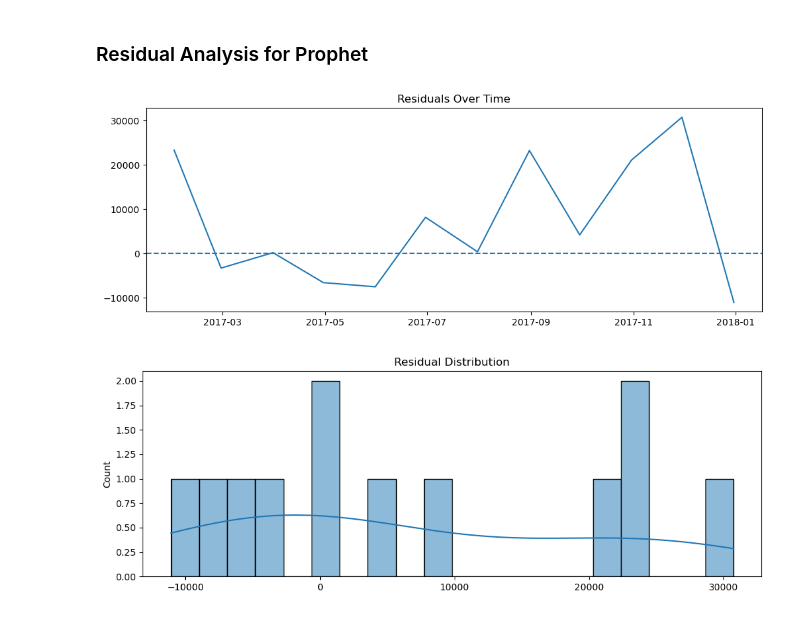
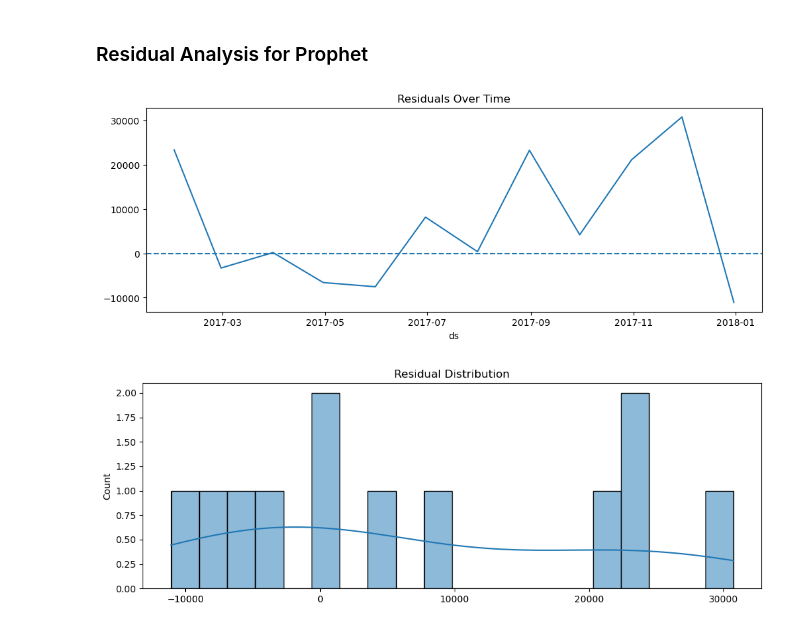
Before and after one commit to Kaush1590/FUTURE_ML_01, a Jupyter notebook: notebook/prophet_forecasting.ipynb, the cells around one changed output. Drawn from its saved outputs; the diff is of its cells as text; code cells hidden in the pictures.

```diff
--- a/notebook/prophet_forecasting.ipynb
+++ b/notebook/prophet_forecasting.ipynb
@@ -52,6 +52,10 @@ except FileExistsError:
 # Initialize dictionary to store application-wide state
 state_holder = dict()
 
+# Confidence interval for prophet
+confidence_interval = 0.8
+state_holder["confidence_interval"] = confidence_interval
+
 # Mean Absolute Percentage Error (MAPE)
 def mean_absolute_percent_error(y_true, y_pred):
     y_true, y_pred = np.array(y_true), np.array(y_pred)
@@ -601,7 +704,8 @@ X_test_prophet = (
 model_test = Prophet(
     yearly_seasonality = True,
     weekly_seasonality = False,
-    daily_seasonality = False
+    daily_seasonality = False,
+    interval_width = confidence_interval
 )
 
 model_test.fit(X_train_prophet)
@@ -688,13 +792,17 @@ comparison
 # %%
 residual = y_test - y_pred
 
 plt.figure(figsize=(12,4))
-plt.plot(X_test_prophet["ds"], residual)
+sns.lineplot(
+    data = X_test_prophet,
+    x = "ds",
+    y = residual
+)
 plt.axhline(0, linestyle="--")
 plt.title("Residuals Over Time")
 plt.show()
 # %% [output]
-[figure, old version]
+[figure, new version]
 # %%
 plt.figure(figsize=(12,4))
 sns.histplot(residual, bins=20, kde=True)
```
Also changed, not shown: parts of 11 cells of this notebook, 9 other files.
